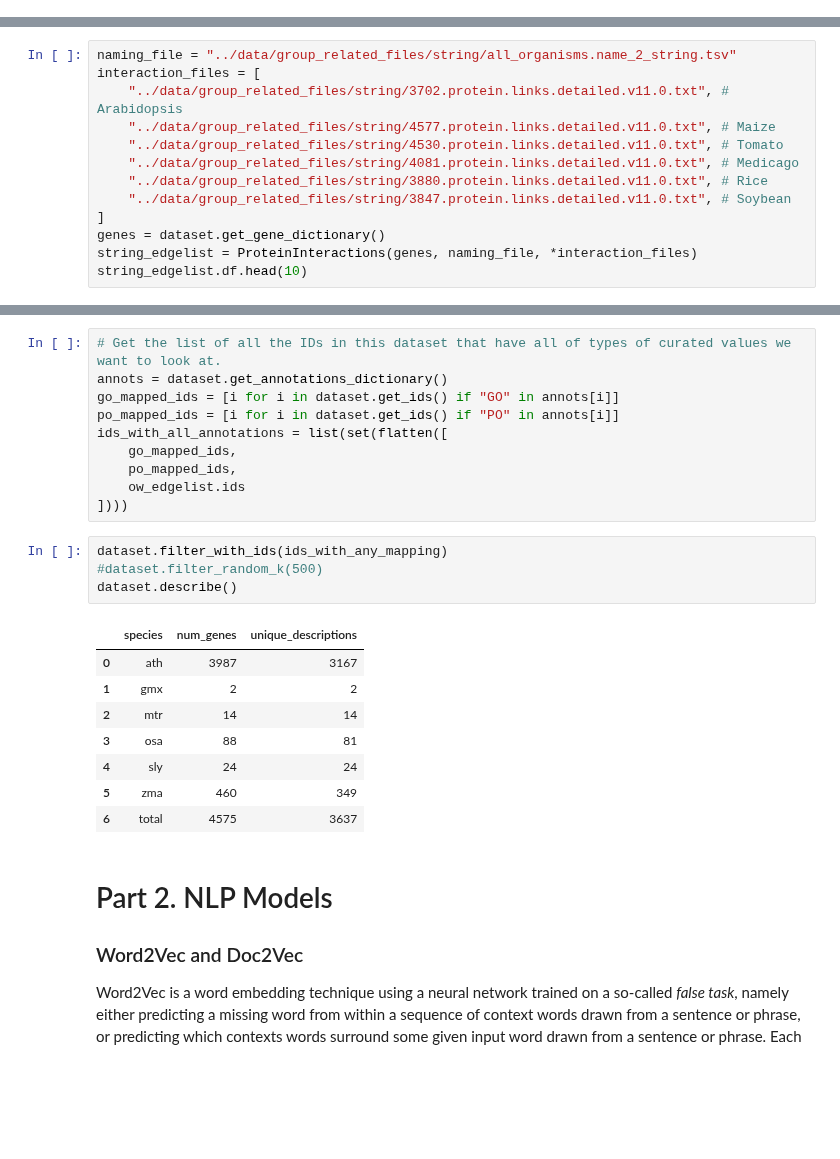
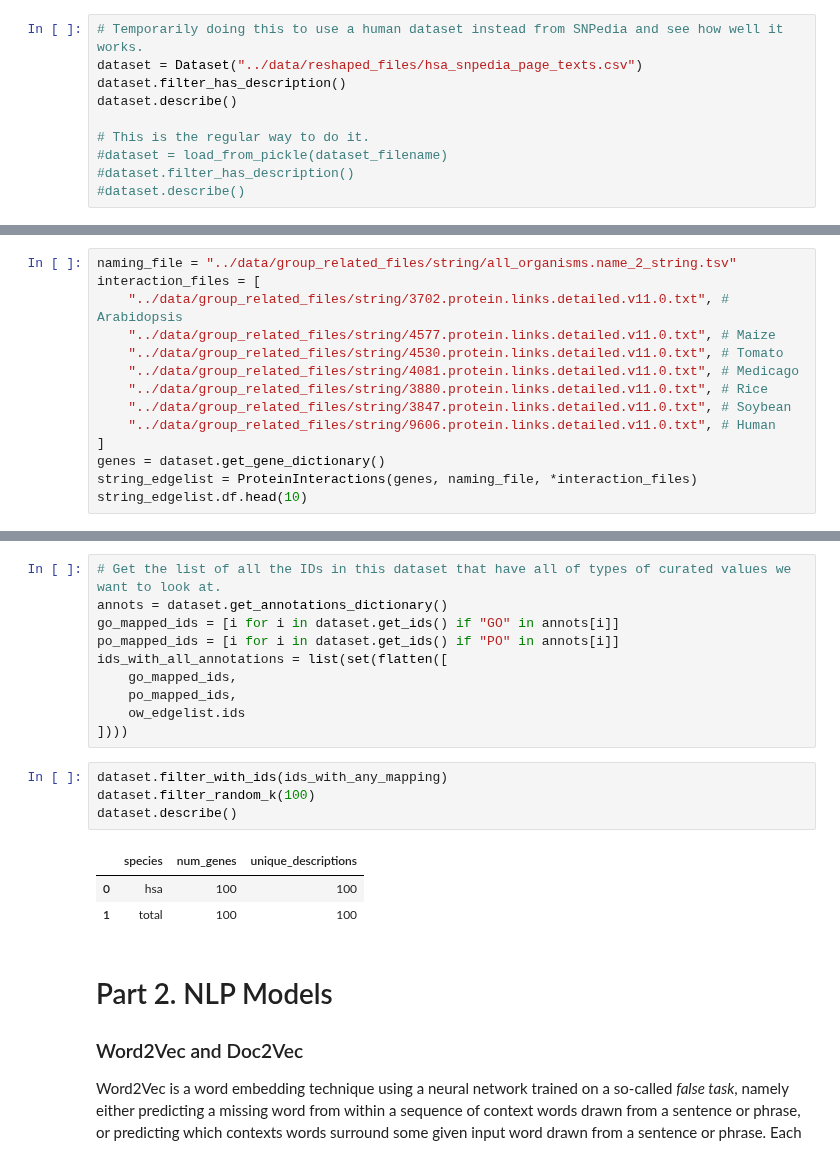
Before and after one commit to irbraun/plant-phenotypes-nlp, a Jupyter notebook: notebooks/Analysis.ipynb, the cells around one changed output, grey strips where cells are left out. Cells and saved outputs as stored; diff of their text form; blank space fills up the shorter version.

```diff
--- a/notebooks/Analysis.ipynb
+++ b/notebooks/Analysis.ipynb
@@ -215,0 +203,10 @@ dataset.describe()
+# %%
+# Temporarily doing this to use a human dataset instead from SNPedia and see how well it works.
+dataset = Dataset("../data/reshaped_files/hsa_snpedia_page_texts.csv")
+dataset.filter_has_description()
+dataset.describe()
+
+# This is the regular way to do it.
+#dataset = load_from_pickle(dataset_filename)
+#dataset.filter_has_description()
+#dataset.describe()
@@ -416,6 +408,7 @@ interaction_files = [
     "../data/group_related_files/string/4081.protein.links.detailed.v11.0.txt", # Medicago
     "../data/group_related_files/string/3880.protein.links.detailed.v11.0.txt", # Rice
     "../data/group_related_files/string/3847.protein.links.detailed.v11.0.txt", # Soybean
+    "../data/group_related_files/string/9606.protein.links.detailed.v11.0.txt", # Human
 ]
 genes = dataset.get_gene_dictionary()
 string_edgelist = ProteinInteractions(genes, naming_file, *interaction_files)
@@ -476,17 +459,12 @@ ids_with_all_annotations = list(set(flatten([
 ])))
 # %%
 dataset.filter_with_ids(ids_with_any_mapping)
-#dataset.filter_random_k(500)
+dataset.filter_random_k(100)
 dataset.describe()
 # %% [output]
 |  | species | num_genes | unique_descriptions |
-| 0 | ath | 3987 | 3167 |
-| 1 | gmx | 2 | 2 |
-| 2 | mtr | 14 | 14 |
-| 3 | osa | 88 | 81 |
-| 4 | sly | 24 | 24 |
-| 5 | zma | 460 | 349 |
-| 6 | total | 4575 | 3637 |
+| 0 | hsa | 100 | 100 |
+| 1 | total | 100 | 100 |
 # %% [markdown]
 <a id="part_2"></a>
 # Part 2. NLP Models
```
Also changed, not shown: parts of 32 cells of this notebook, 3 other files.
